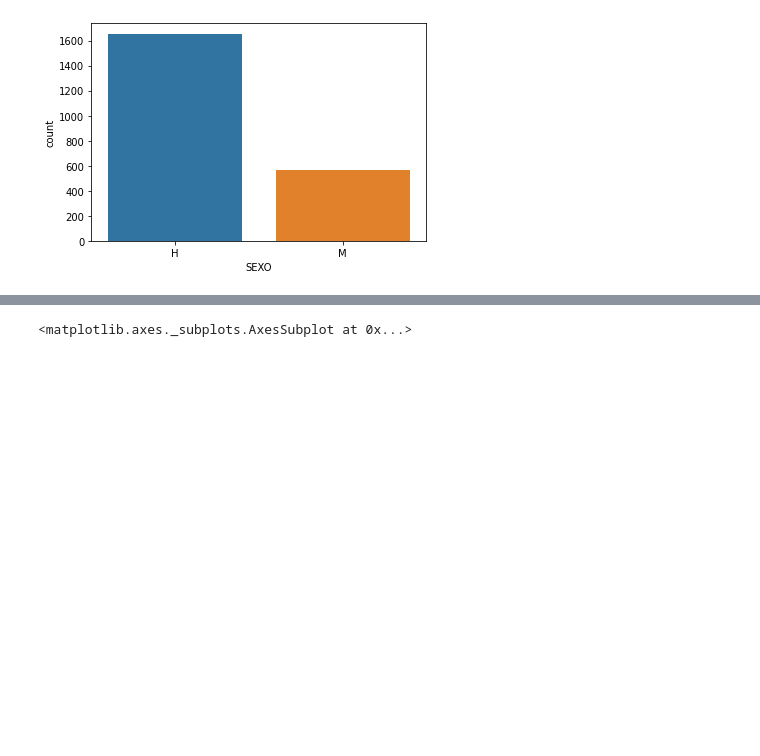
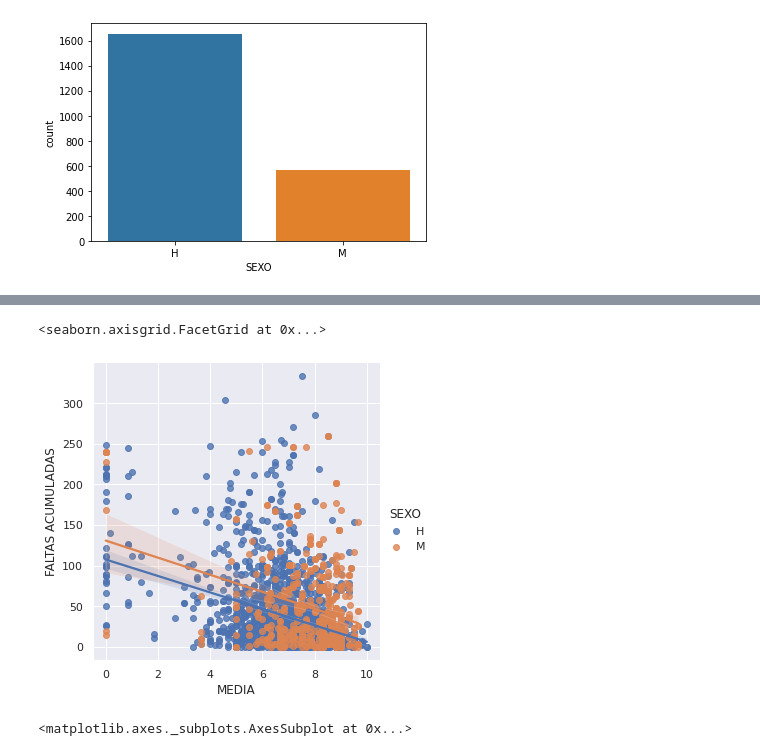
Before and after one commit to estefaniateni/ProyectoFinalVisualizaci-n, a Jupyter notebook: ProyectoVisualizacion.ipynb, the cells around one changed output, grey strips where cells are left out. Saved outputs shown, nothing was run; the diff lists cells and outputs as text; code cells hidden in the pictures; blank space fills up the shorter version.

```diff
--- a/ProyectoVisualizacion.ipynb
+++ b/ProyectoVisualizacion.ipynb
@@ -58,3 +74,8 @@ sns.countplot(x="SEXO", data=alumnos)
+# %%
+lmplot(x='MEDIA', y='FALTAS ACUMULADAS', hue='SEXO', data=alumnos)
+# %% [output]
+<seaborn.axisgrid.FacetGrid at 0x...>
+[figure, added]
 # %%
 #Contabilizamos el número de alumnos por edad
 sns.countplot(x="EDAD", data=alumnos)
```
Also changed, not shown: parts of 10 cells of this notebook.
